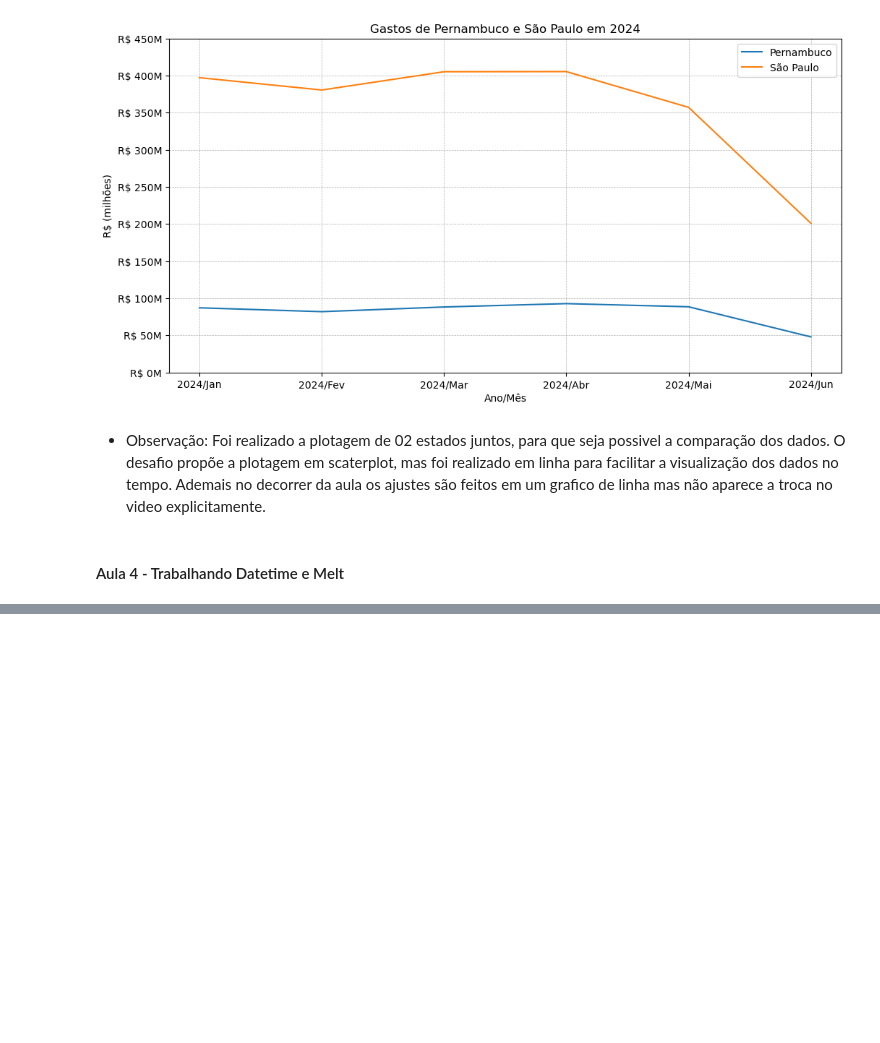
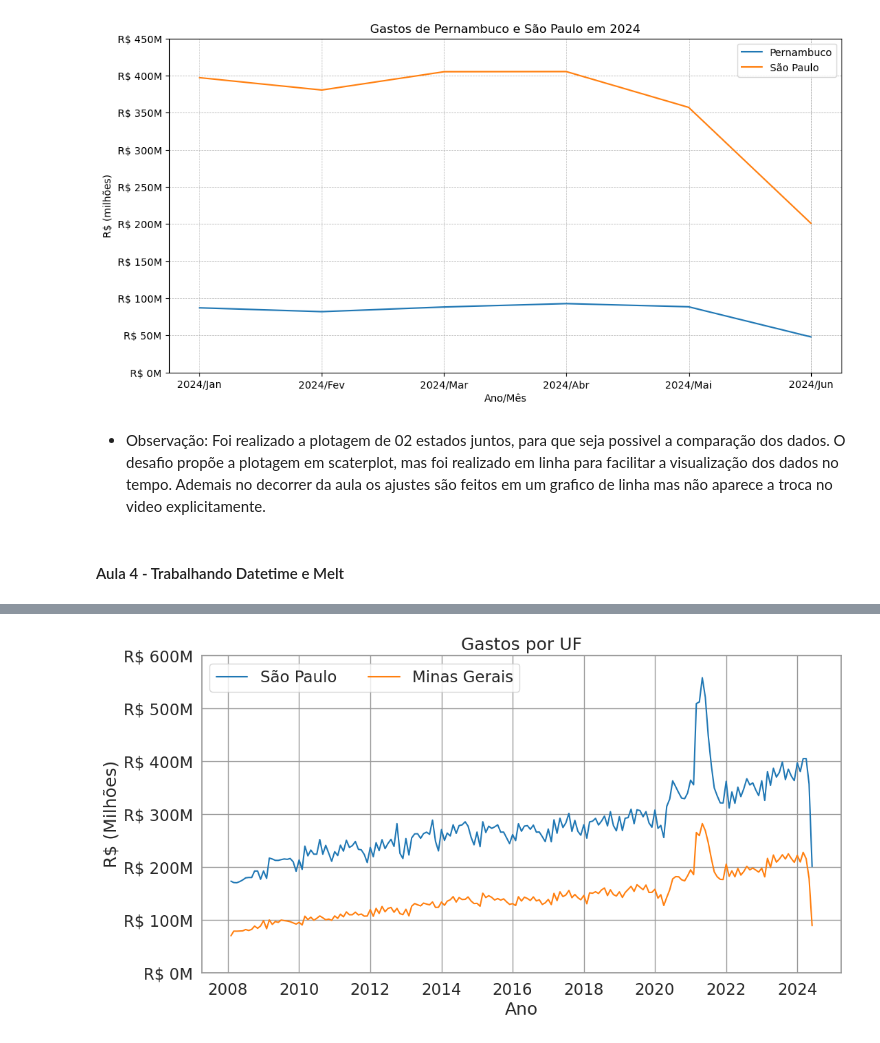
Before and after one commit to janainacazuza/Data-Analytics-FIAP-Pos-Thech, a Jupyter notebook: fase_01/notebooks/exploration/03_ibge.ipynb, the cells around one changed output, grey strips where cells are left out. Drawn from its saved outputs; the diff is of its cells as text; code cells hidden in the pictures; blank space fills up the shorter version.

```diff
--- a/fase_01/notebooks/exploration/03_ibge.ipynb
+++ b/fase_01/notebooks/exploration/03_ibge.ipynb
@@ -482,0 +633,16 @@ plt.show()
+# %%
+#plotando o grafico de gastos mensais de dois estados usando o mensal_aberto
+plt.figure(figsize=(12, 6))
+axis = sns.lineplot(data=mensal_aberto[mensal_aberto['uf'].isin(['São Paulo', 'Minas Gerais'])], x='mes', y='gasto', hue='uf')
+plt.ylim(0, 600000000)
+sns.set_context('notebook', font_scale=1.5)
+sns.set_style('whitegrid', {'axes.edgecolor': '.6', 'grid.color': '.6'})
+plt.ylabel('R$ (Milhões)')
+plt.xlabel('Ano')
+plt.title('Gastos por UF')
+plt.gca().yaxis.set_major_formatter(ticker.FuncFormatter(lambda x, _: f'R$ {x/1000000:,.0f}M'))
+plt.legend(loc='upper left', ncol=3)
+
+plt.show()
+# %% [output]
+[figure, added]
```
Also changed, not shown: parts of 22 cells of this notebook.
